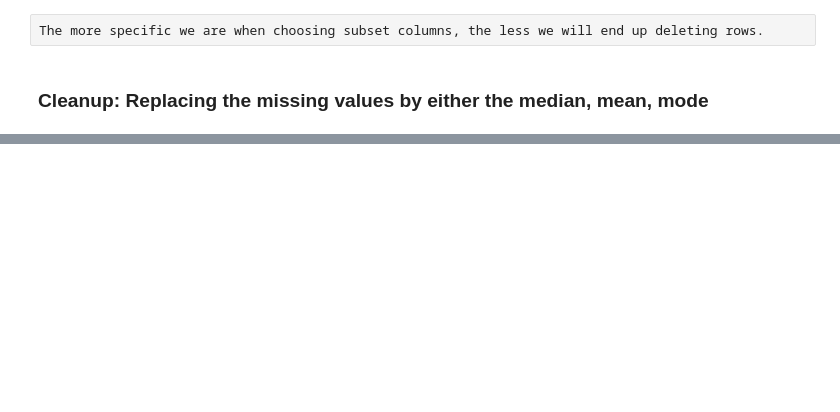
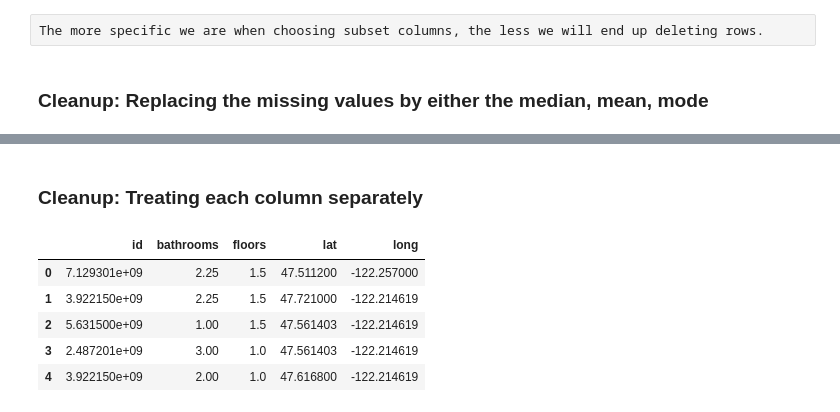
Before and after one commit to FawziElZein/categorical-and-missing-values, a Jupyter notebook: FSD_W1D3_assignment.ipynb, the cells around one changed output, grey strips where cells are left out. Drawn from its saved outputs; the diff is of its cells as text; code cells hidden in the pictures; blank space fills up the shorter version.

Commit message:
clean up: treating each column separately

```diff
--- a/FSD_W1D3_assignment.ipynb
+++ b/FSD_W1D3_assignment.ipynb
@@ -290,0 +300,17 @@ df_filled_with_median.head()
+# %% [markdown]
+### Cleanup: Treating each column separately
+# %%
+df_.fillna({
+    'id': df_['id'].median(),
+    'bathrooms':df_['bathrooms'].median(),
+    'floors': df_['floors'].median(),
+    'lat': df_['lat'].mean(),
+    'long': df_['long'].mean()
+}).head()
+# %% [output]
+|  | id | bathrooms | floors | lat | long |
+| 0 | 7.129301e+09 | 2.25 | 1.5 | 47.511200 | -122.257000 |
+| 1 | 3.922150e+09 | 2.25 | 1.5 | 47.721000 | -122.214619 |
+| 2 | 5.631500e+09 | 1.00 | 1.5 | 47.561403 | -122.214619 |
+| 3 | 2.487201e+09 | 3.00 | 1.0 | 47.561403 | -122.214619 |
+| 4 | 3.922150e+09 | 2.00 | 1.0 | 47.616800 | -122.214619 |
```
Also changed, not shown: parts of 7 cells of this notebook.
